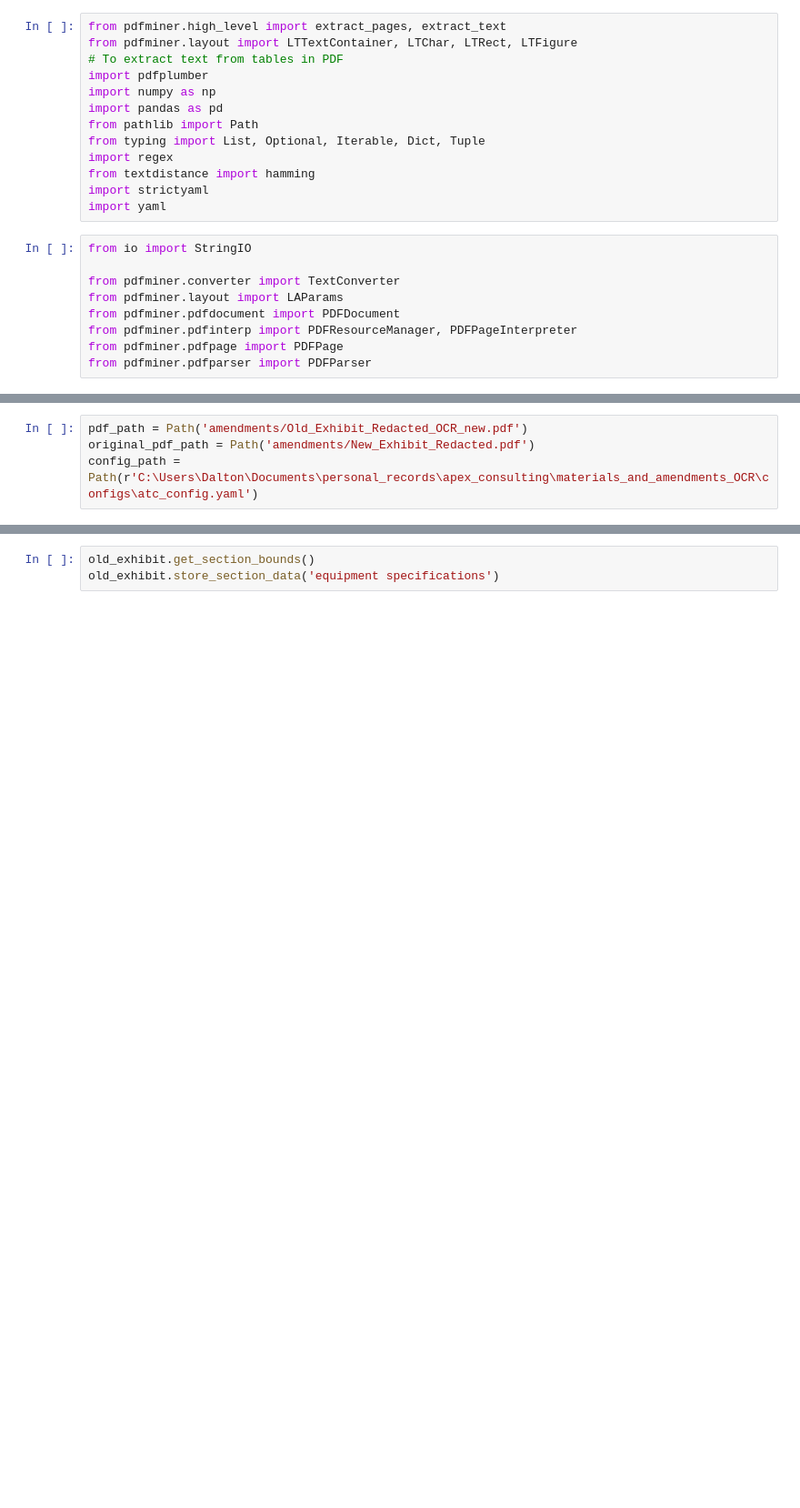
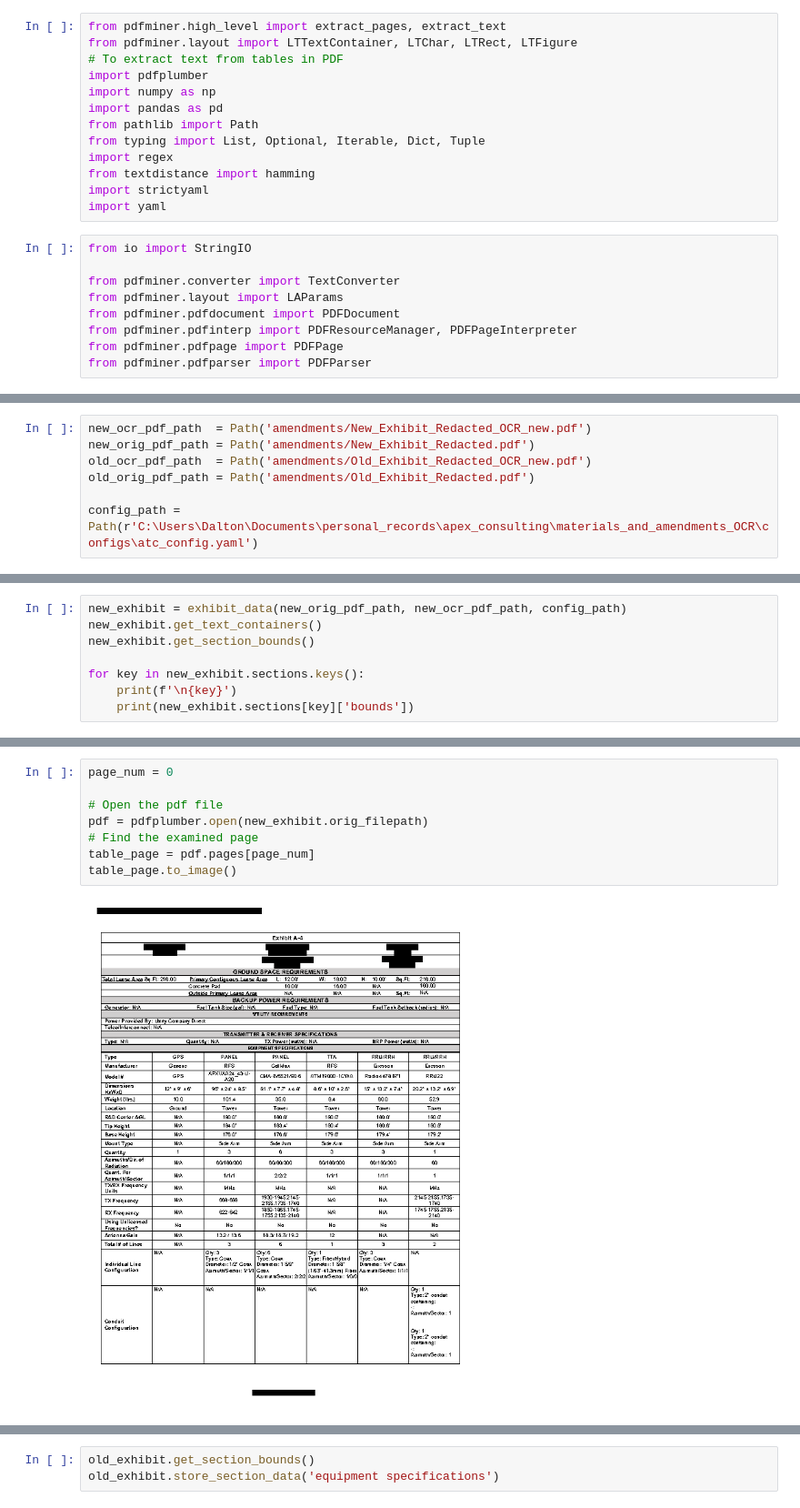
Before and after one commit to daltondm/OCR_for_telecommunications_quality_assurance, a Jupyter notebook: extract_from_digital_pdf.ipynb, the cells around one changed output, grey strips where cells are left out. Shown at 91% size. Cells and saved outputs as stored; diff of their text form; blank space fills up the shorter version.

Commit message:
improved detection of section boundaries and began table extraction within sections from digital original pdf

```diff
--- a/extract_from_digital_pdf.ipynb
+++ b/extract_from_digital_pdf.ipynb
@@ -216,6 +233,9 @@ class exhibit_data(pdf_data):
                             for t in split_text]):
                         get_next_line = False
 # %%
-pdf_path = Path('amendments/Old_Exhibit_Redacted_OCR_new.pdf')
-original_pdf_path = Path('amendments/New_Exhibit_Redacted.pdf')
+new_ocr_pdf_path  = Path('amendments/New_Exhibit_Redacted_OCR_new.pdf')
+new_orig_pdf_path = Path('amendments/New_Exhibit_Redacted.pdf')
+old_ocr_pdf_path  = Path('amendments/Old_Exhibit_Redacted_OCR_new.pdf')
+old_orig_pdf_path = Path('amendments/Old_Exhibit_Redacted.pdf')
+
 config_path = Path(r'C:\Users\Dalton\Documents\personal_records\apex_consulting\materials_and_amendments_OCR\configs\atc_config.yaml')
@@ -265,0 +242,8 @@ page = 0, ypos=645.416, type=<class 'pdfminer.layout.LTLine'>
+# %%
+new_exhibit = exhibit_data(new_orig_pdf_path, new_ocr_pdf_path, config_path)
+new_exhibit.get_text_containers()
+new_exhibit.get_section_bounds()
+
+for key in new_exhibit.sections.keys():
+    print(f'\n{key}')
+    print(new_exhibit.sections[key]['bounds'])
@@ -265,0 +324,10 @@ page = 0, ypos=645.416, type=<class 'pdfminer.layout.LTLine'>
+# %%
+page_num = 0
+
+# Open the pdf file
+pdf = pdfplumber.open(new_exhibit.orig_filepath)
+# Find the examined page
+table_page = pdf.pages[page_num]
+table_page.to_image()
+# %% [output]
+[figure, added]
```
Also changed, not shown: parts of 18 cells of this notebook.
